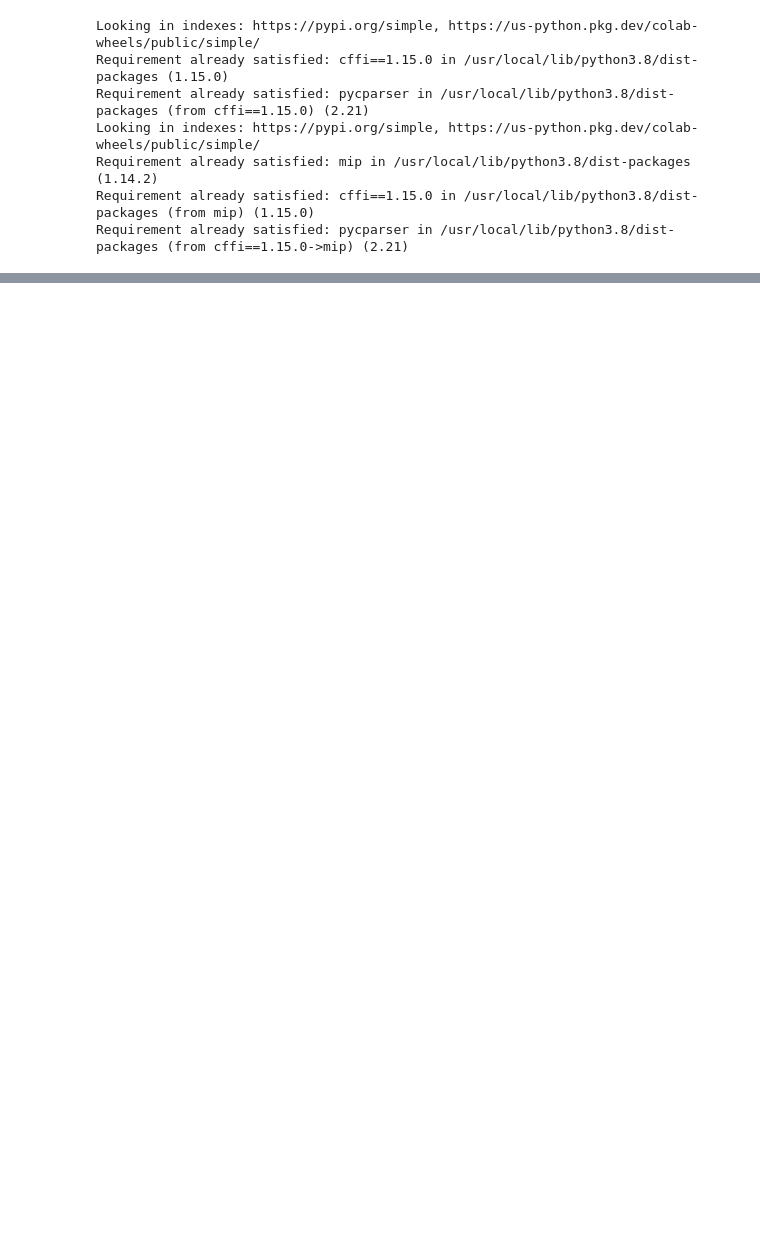
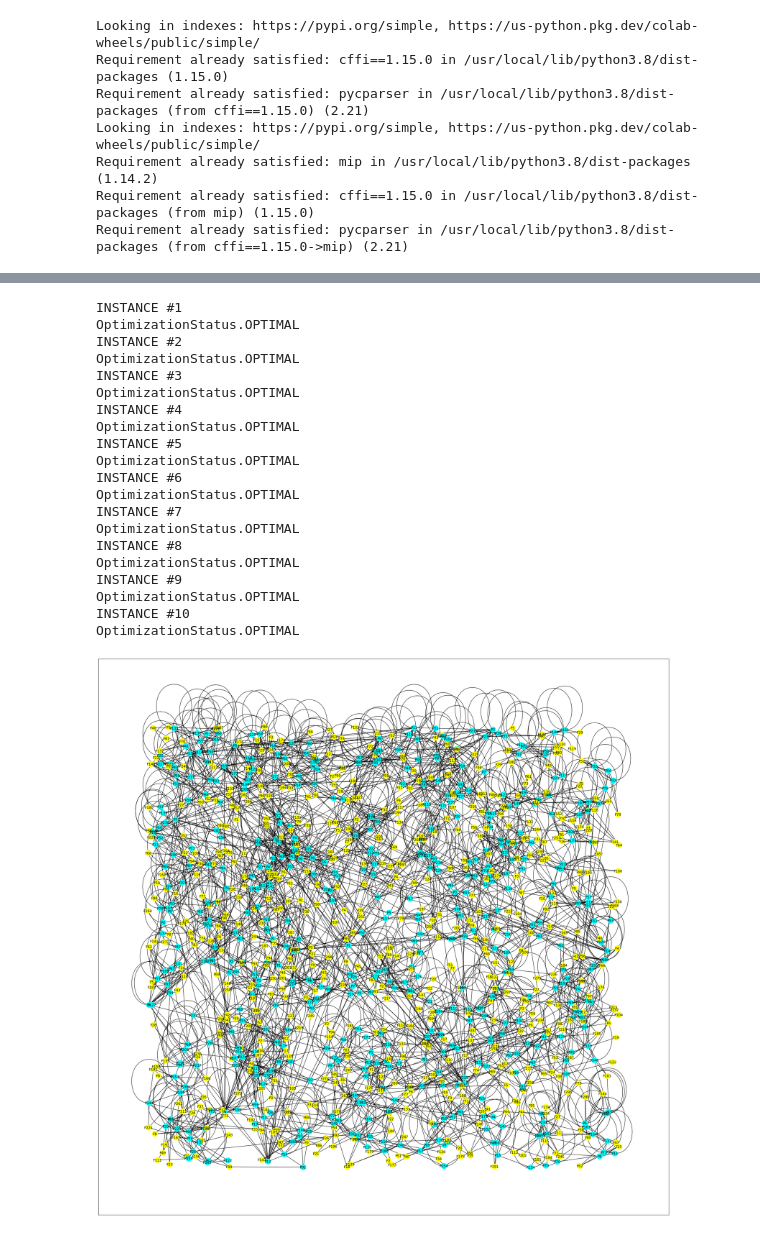
Before and after one commit to DariodAbate/FOR_Projects_2022, a Jupyter notebook: big-project/biogas_location.ipynb, the cells around one changed output, grey strips where cells are left out. Cells and saved outputs as stored; diff of their text form; code cells hidden in the pictures; blank space fills up the shorter version.

Commit message:
refactored code for printing statistics

```diff
--- a/big-project/biogas_location.ipynb
+++ b/big-project/biogas_location.ipynb
@@ -368,0 +264,44 @@ gap #2: 0.0
+# %%
+#solve the problem
+for k in range(1,11):
+
+  #print in a file the analytics
+  with open('/content/analytics/Instance' + str(k) + '.txt', 'w') as writefile:
+    print("INSTANCE #" + str(k))
+    writefile.write("INSTANCE #" + str(k) + "\n")
+    writefile.write("start time: " + str(datetime.now()) + "\n")
+
+    inst = load_instance("instance_" + str(k) + ".json")
+    obj = solve(inst, k)
+
+    writefile.write("end time: " + str(datetime.now()) + "\n")
+    writefile.write("result" + " : {}".format(obj) + "\n")
+
+    if(k <= 4):
+      res = load_result("instance_" + str(k) + ".txt")
+      gap = 100 * (obj - res) / res
+
+      writefile.write("expected" + " : {}".format(res) + "\n")
+      writefile.write("gap" + " : {}".format(gap) + "\n")
+# %% [output]
+INSTANCE #1
+OptimizationStatus.OPTIMAL
+INSTANCE #2
+OptimizationStatus.OPTIMAL
+INSTANCE #3
+OptimizationStatus.OPTIMAL
+INSTANCE #4
+OptimizationStatus.OPTIMAL
+INSTANCE #5
+OptimizationStatus.OPTIMAL
+INSTANCE #6
+OptimizationStatus.OPTIMAL
+INSTANCE #7
+OptimizationStatus.OPTIMAL
+INSTANCE #8
+OptimizationStatus.OPTIMAL
+INSTANCE #9
+OptimizationStatus.OPTIMAL
+INSTANCE #10
+OptimizationStatus.OPTIMAL
+[figure, added]
```
Also changed, not shown: parts of 11 cells of this notebook.
